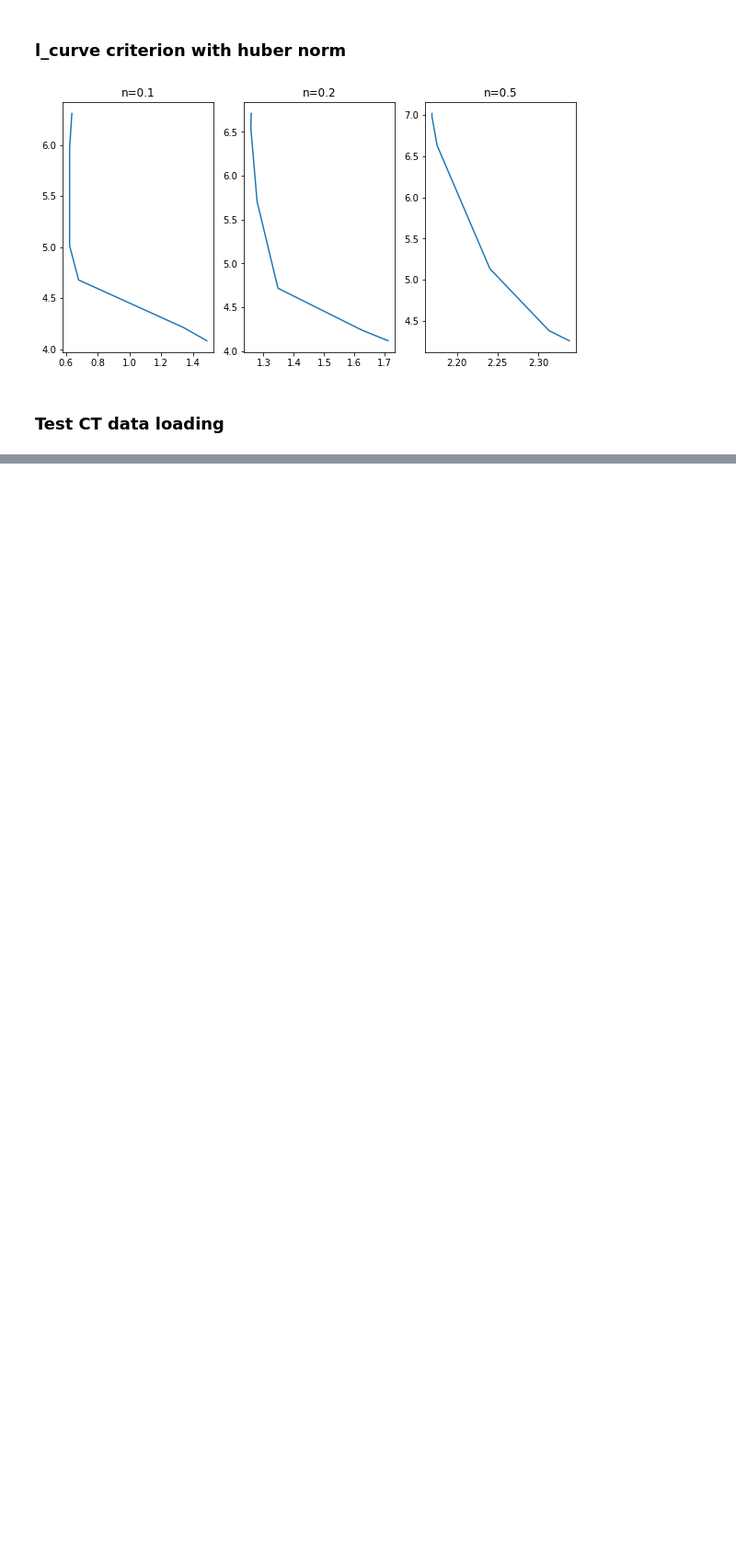
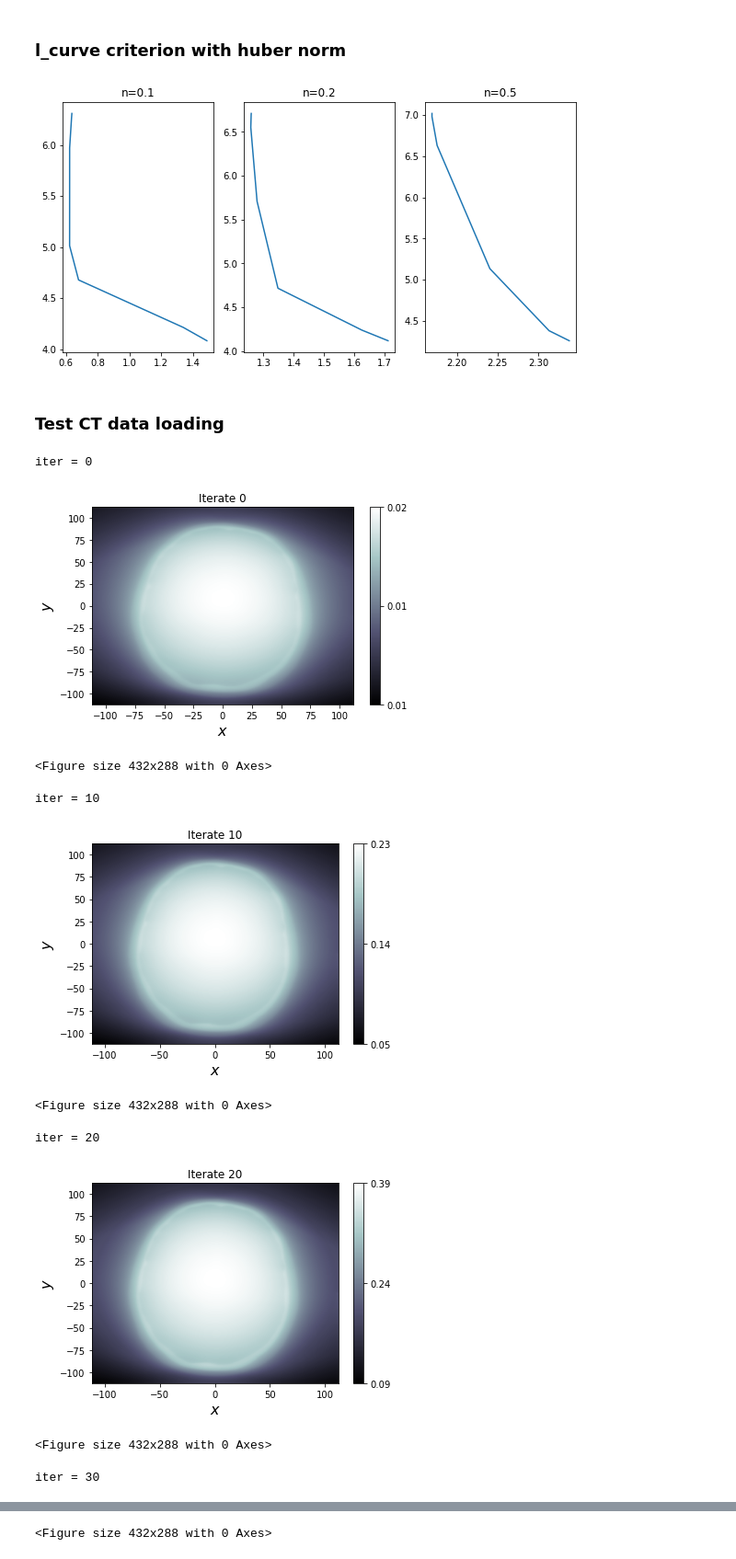
Before and after one commit to kenza-bouzid/ct_reconstruction, a Jupyter notebook: test_solver.ipynb, the cells around one changed output, grey strips where cells are left out. Shown at 92% size. Drawn from its saved outputs; the diff is of its cells as text; code cells hidden in the pictures; blank space fills up the shorter version.

```diff
--- a/test_solver.ipynb
+++ b/test_solver.ipynb
@@ -200,4 +200,16 @@ for i, n in enumerate(noise_huber):
 # %%
 importlib.reload(sol)
 sol_phantom = sol.CtSolver(n=256, type=sol.DataType.CT)
-recon_drpd_ct, error_drpd_ct = sol_phantom.solve_douglas_rachford_pd(lam=0.01, gamma=0.001, tau=1.0, niter=50, verbose=True)
+# recon_drpd_ct, error_drpd_ct = sol_phantom.solve_douglas_rachford_pd(lam=0.01, gamma=0.001, tau=1.0, niter=50, verbose=True)
+recon_drpd_ct, error_drpd_ct = sol_phantom.solve_stepest_decent(lam=0.001, gamma=0.0001,line_search = 0.00001, maxiter=100, verbose=True)
+# %% [output]
+iter = 0
+[figure, added]
+<Figure size 432x288 with 0 Axes>
+iter = 10
+[figure, added]
+<Figure size 432x288 with 0 Axes>
+iter = 20
+[figure, added]
+<Figure size 432x288 with 0 Axes>
+iter = 30
@@ -203,0 +217 @@ recon_drpd_ct, error_drpd_ct = sol_phantom.solve_douglas_rachford_pd(lam=0.01, g
+<Figure size 432x288 with 0 Axes>
```
Also changed, not shown: parts of 1 cell of this notebook, 1 other file.
